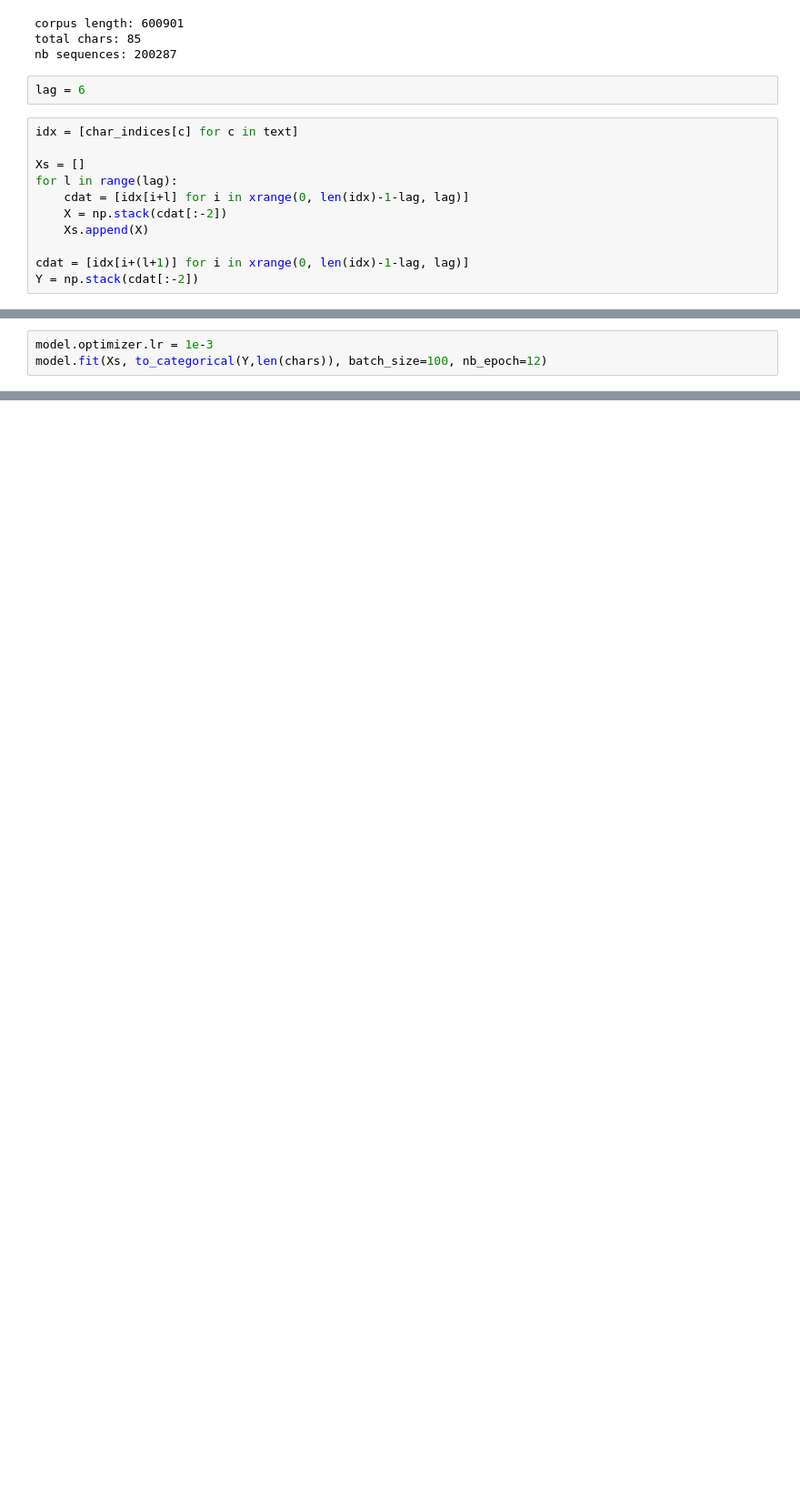
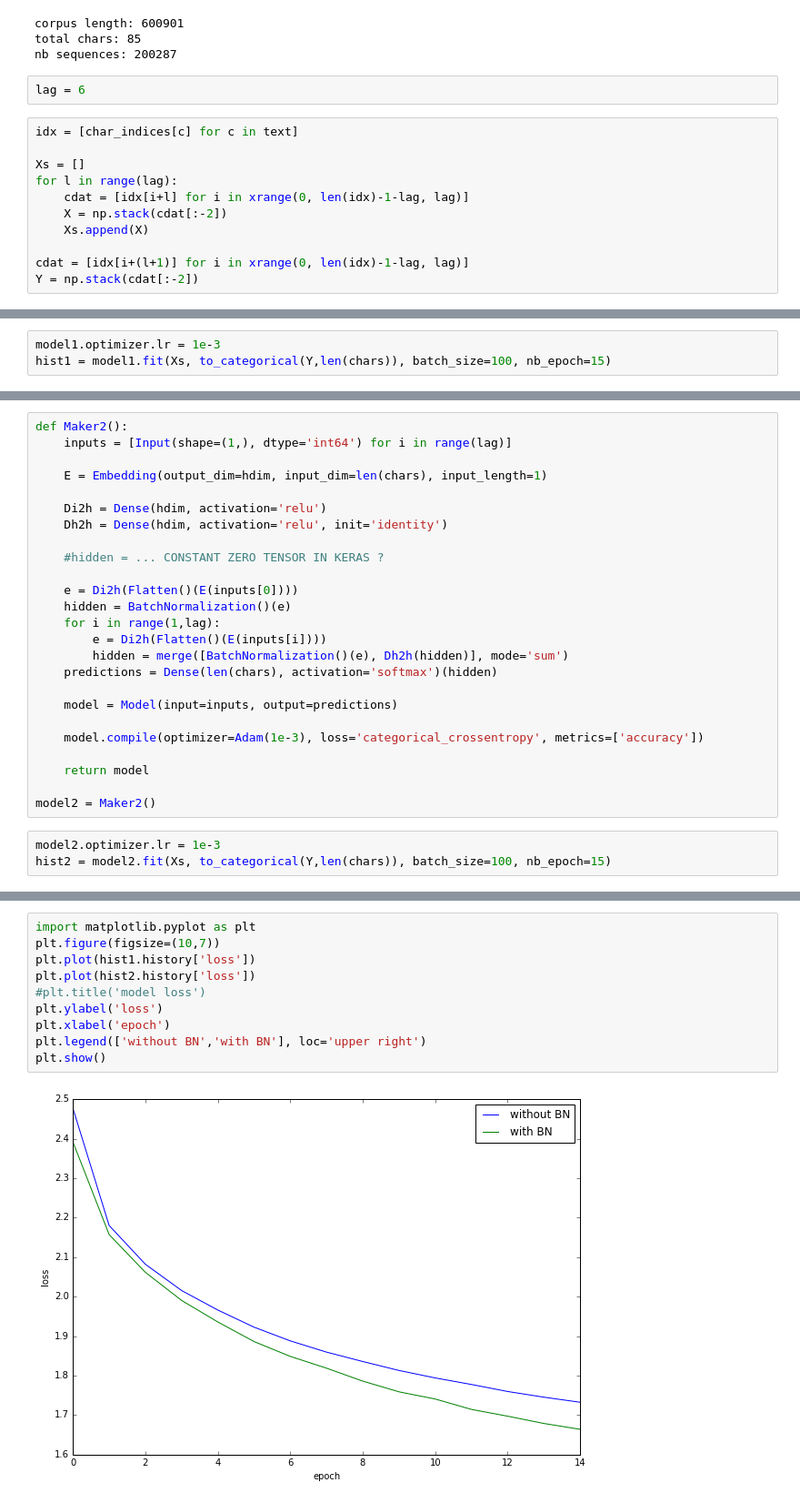
Before and after one commit to mzaradzki/neuralnets-semantics, a Jupyter notebook: text_generation/generator1.ipynb, the cells around one changed output, grey strips where cells are left out. Shown: that part at 91% size. Saved outputs shown, nothing was run; the diff lists cells and outputs as text; blank space fills up the shorter version.

Commit message:
add batchnormalization layer

```diff
--- a/text_generation/generator1.ipynb
+++ b/text_generation/generator1.ipynb
@@ -86,4 +107,4 @@ model.compile(optimizer=Adam(1e-3), loss='categorical_crossentropy', metrics=['a
 # %%
-model.optimizer.lr = 1e-3
-model.fit(Xs, to_categorical(Y,len(chars)), batch_size=100, nb_epoch=12)
+model1.optimizer.lr = 1e-3
+hist1 = model1.fit(Xs, to_categorical(Y,len(chars)), batch_size=100, nb_epoch=15)
 # %% [output]
@@ -144,0 +151,28 @@ hypothesis
+# %%
+def Maker2():
+    inputs = [Input(shape=(1,), dtype='int64') for i in range(lag)]
+
+    E = Embedding(output_dim=hdim, input_dim=len(chars), input_length=1)
+
+    Di2h = Dense(hdim, activation='relu')
+    Dh2h = Dense(hdim, activation='relu', init='identity')
+
+    #hidden = ... CONSTANT ZERO TENSOR IN KERAS ?
+
+    e = Di2h(Flatten()(E(inputs[0])))
+    hidden = BatchNormalization()(e)
+    for i in range(1,lag):
+        e = Di2h(Flatten()(E(inputs[i])))
+        hidden = merge([BatchNormalization()(e), Dh2h(hidden)], mode='sum')
+    predictions = Dense(len(chars), activation='softmax')(hidden)
+
+    model = Model(input=inputs, output=predictions)
+
+    model.compile(optimizer=Adam(1e-3), loss='categorical_crossentropy', metrics=['accuracy'])
+
+    return model
+
+model2 = Maker2()
+# %%
+model2.optimizer.lr = 1e-3
+hist2 = model2.fit(Xs, to_categorical(Y,len(chars)), batch_size=100, nb_epoch=15)
@@ -144,0 +220,12 @@ hypothesis
+# %%
+import matplotlib.pyplot as plt
+plt.figure(figsize=(10,7))
+plt.plot(hist1.history['loss'])
+plt.plot(hist2.history['loss'])
+#plt.title('model loss')
+plt.ylabel('loss')
+plt.xlabel('epoch')
+plt.legend(['without BN','with BN'], loc='upper right')
+plt.show()
+# %% [output]
+[figure, added]
```
Also changed, not shown: parts of 13 cells of this notebook.
